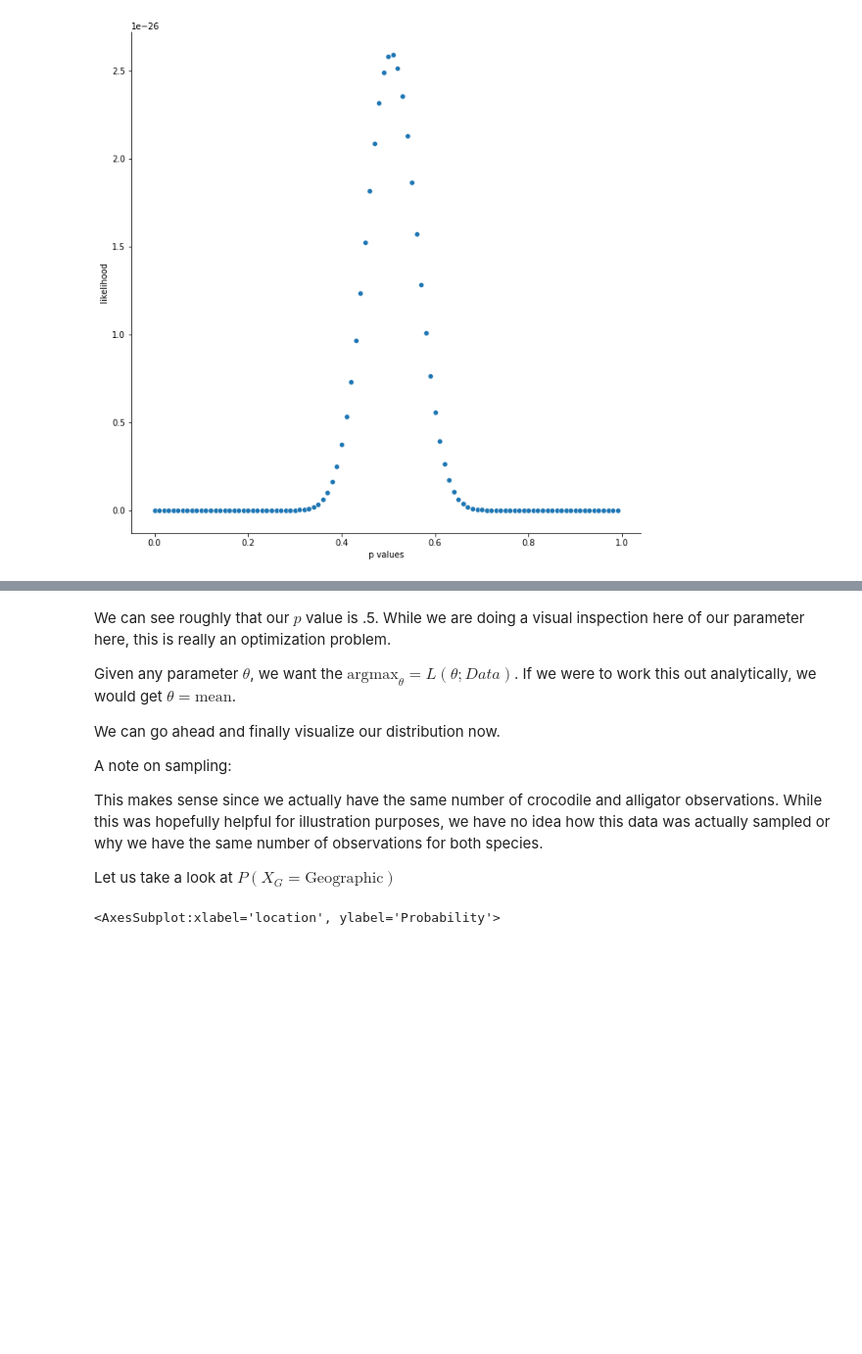
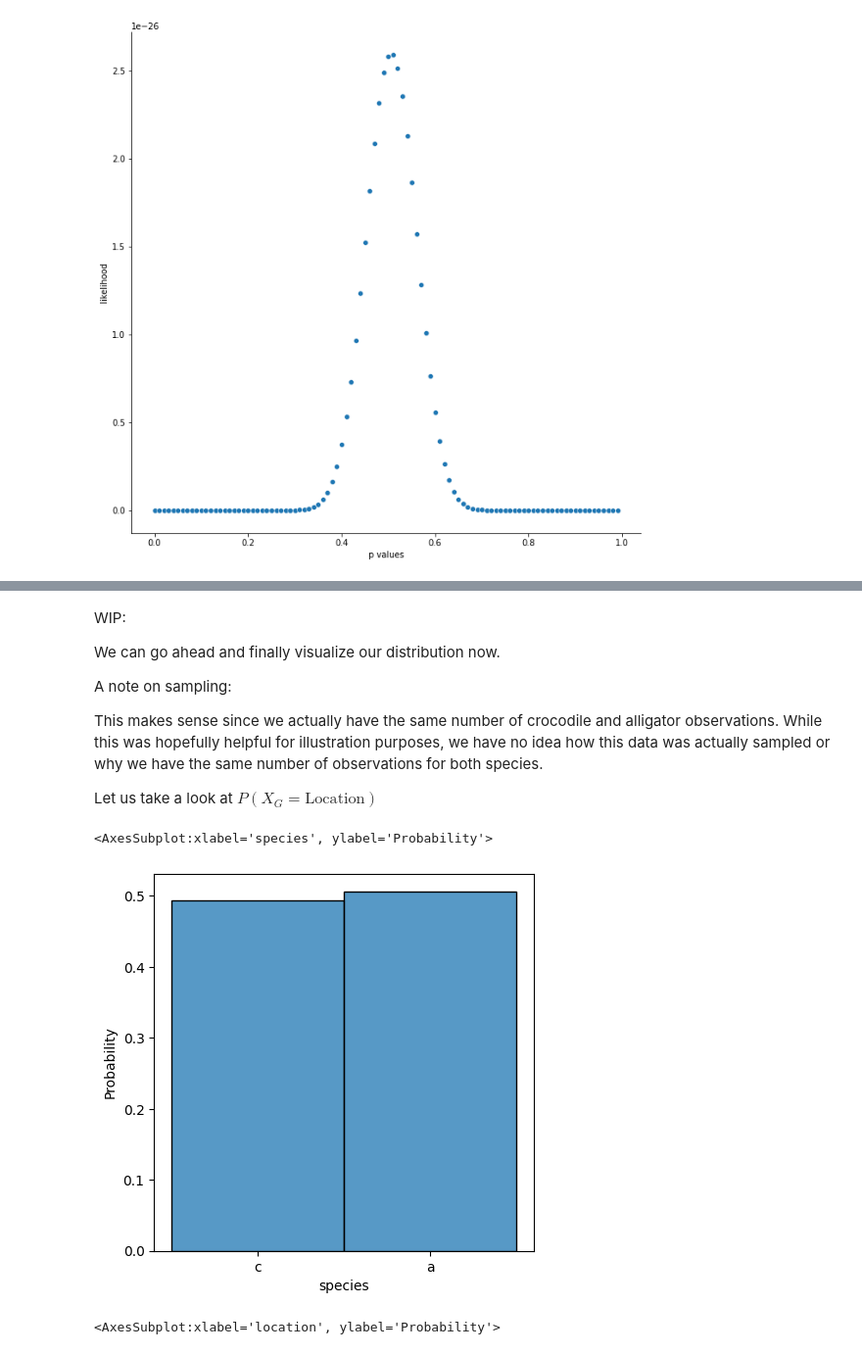
Before and after one commit to amadeovezz/data-sci, a Jupyter notebook: ml/tutorials/classification/generative/naive_bayes.ipynb, the cells around one changed output, grey strips where cells are left out. Shown at 98% size. Cells and saved outputs as stored; diff of their text form; code cells hidden in the pictures; blank space fills up the shorter version.

```diff
--- a/ml/tutorials/classification/generative/naive_bayes.ipynb
+++ b/ml/tutorials/classification/generative/naive_bayes.ipynb
@@ -220,11 +283,7 @@ plot.set(xlabel ="p values", ylabel = "likelihood")
 # %% [markdown]
-We can see roughly that our $p$ value is .5. While we are doing a visual inspection here of our parameter here, this is really an optimization problem.
-
-Given any parameter $\theta$, we want the $\text{argmax}_\theta = L(\theta; Data)$. If we were to work this out analytically, we would get
-$\theta = \text{mean} $.
+WIP:
 
 We can go ahead and finally visualize our distribution now.
-
 
 A note on sampling:
 
@@ -232,14 +291,14 @@ This makes sense since we actually have the same number of crocodile and alligat
 actually sampled or why we have the same number of observations for both species.
 
 
-
-
-
-Let us take a look at  $P( X_G = \text{Geographic})$
+Let us take a look at  $P( X_G = \text{Location})$
 # %%
 ##Visualize the data
-plt.subplots(figsize=(8,8))
+plt.subplots(figsize=(5,5))
 sns.histplot(data=df, x='species', stat='probability')
+# %% [output]
+<AxesSubplot:xlabel='species', ylabel='Probability'>
+[figure, added]
 # %%
 plt.subplots(figsize=(8,8))
 sns.histplot(data=df, x='location', stat='probability')
```
Also changed, not shown: parts of 8 cells of this notebook.
